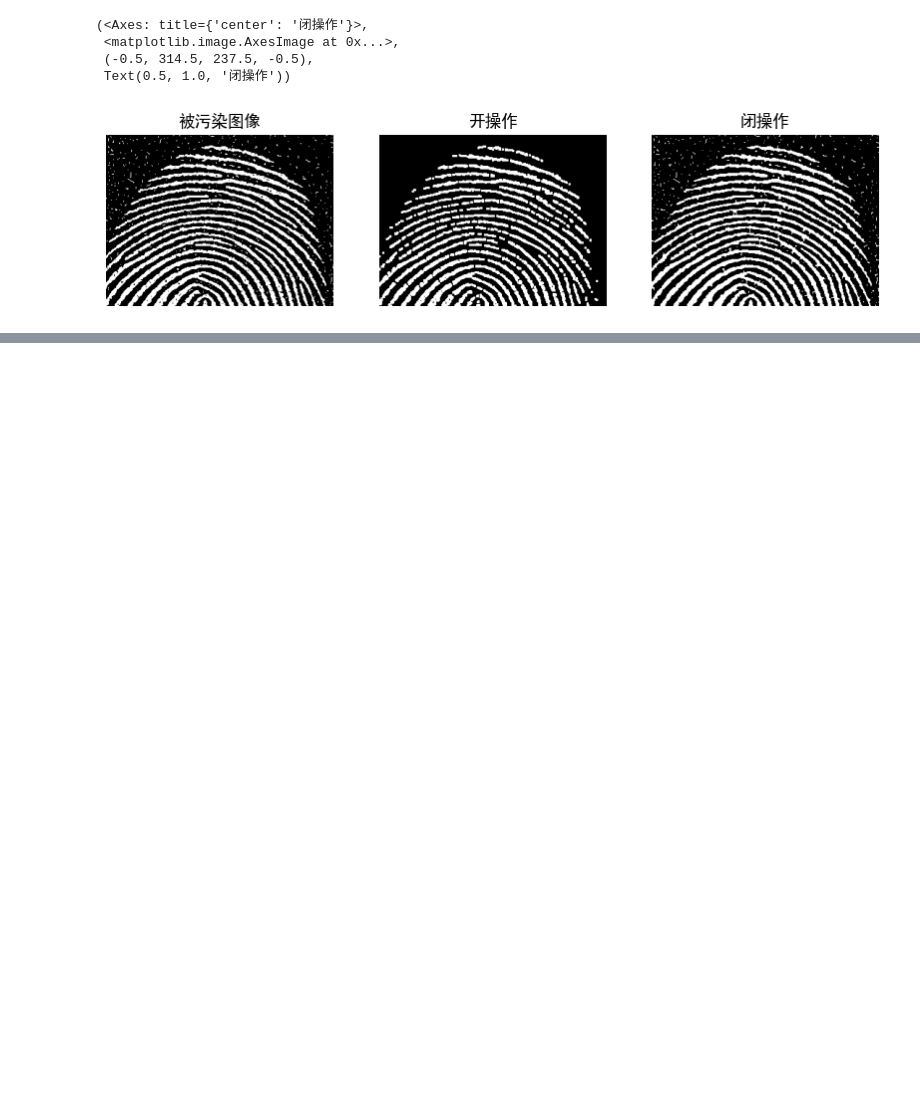
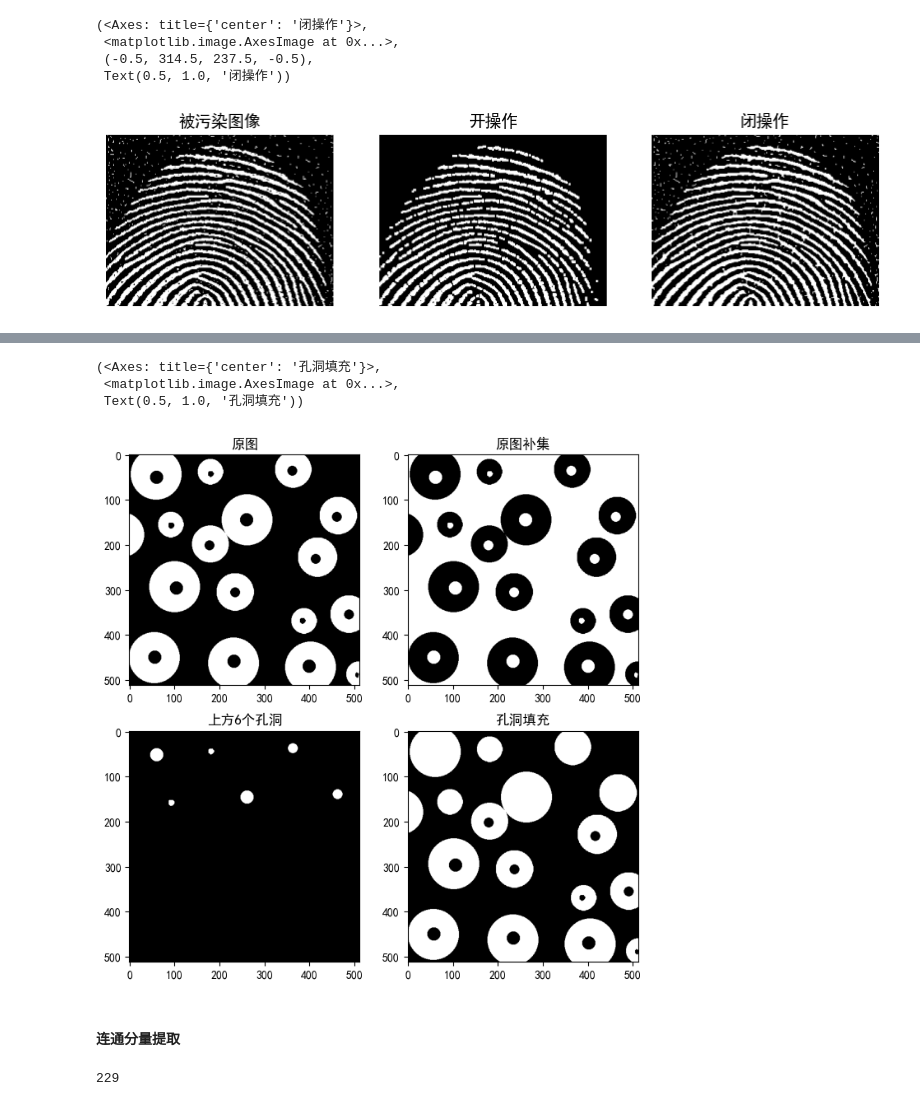
Before and after one commit to chenyuntaot/-, a Jupyter notebook: chapter9.ipynb, the cells around one changed output, grey strips where cells are left out. Drawn from its saved outputs; the diff is of its cells as text; code cells hidden in the pictures; blank space fills up the shorter version.

```diff
--- a/chapter9.ipynb
+++ b/chapter9.ipynb
@@ -81,0 +112,45 @@ plt.subplot(133),plt.imshow(result2,'gray'),plt.axis('off'),plt.title('闭操作
+# %%
+'''孔洞填充'''
+img= cv2.imread(r"C:\Users\23282\Desktop\PYL\DIP\imageset\washers.tif",0)
+
+def blank_fill(img,start_coordination):
+    """
+    img:待填充图像
+    start_coordination:填充起点"""
+    kernel = cv2.getStructuringElement(cv2.MORPH_RECT,(9,9))
+
+    last_temp_img = np.zeros_like(img)    #定一个空白的且形状和原图相等的“黑”图（该图的所有像素值均为0）
+    last_temp_img[start_coordination] = 1   #找出孔洞填充的起始点，并将该点标为1（即此时该图中仅有一个点的像素值为1，其余的点为0）
+    current_temp_img = cv2.dilate(last_temp_img,kernel)  #膨胀
+    while (current_temp_img != last_temp_img).any():     #一直迭代，直到Xk与Xk-1相同
+        last_temp_img = current_temp_img
+        current_temp_img = cv2.dilate(current_temp_img,kernel)
+
+        current_temp_img = np.logical_and(current_temp_img == 1,
+                                          current_temp_img == (1 - img)).astype(float)  #膨胀结果与待填充图像的补集相交
+
+    return current_temp_img
+
+ret,img = cv2.threshold(img, 127, 1, cv2.THRESH_BINARY)
+img1 = 1 - img  #原图补集
+bf = blank_fill(img,(55,54))
+bf1 = blank_fill(img,(45,175))
+bf2 = blank_fill(img,(140,460))
+bf3 = blank_fill(img,(160,90))
+bf4 = blank_fill(img,(45,360))
+bf5 = blank_fill(img,(150,260))
+bf = bf + bf1 +bf2+bf3+bf4+bf5
+result = np.logical_or(bf,img)  #与原图进行 逻辑或 操作
+# %%
+plt.figure(figsize=(8,8))
+plt.subplot(221),plt.imshow(img,'gray'),plt.title('原图')
+plt.subplot(222),plt.imshow(img1,'gray'),plt.title('原图补集')
+plt.subplot(223),plt.imshow(bf,'gray'),plt.title('上方6个孔洞')
+plt.subplot(224),plt.imshow(result,'gray'),plt.title('孔洞填充')
+# %% [output]
+(<Axes: title={'center': '孔洞填充'}>,
+ <matplotlib.image.AxesImage at 0x...>,
+ Text(0.5, 1.0, '孔洞填充'))
+[figure, added]
+# %% [markdown]
+#### 连通分量提取
@@ -81,0 +174,9 @@ plt.subplot(133),plt.imshow(result2,'gray'),plt.axis('off'),plt.title('闭操作
+# %%
+img = cv2.imread(r"C:\Users\23282\Desktop\PYL\DIP\imageset\chickenfilet-with-bones.tif",0)
+print(img[100,350])
+# cv2.threshold()
+ret,binary = cv2.threshold(img,200,1, cv2.THRESH_BINARY)
+#采用5*5的结构元提取出其中的一个连通分量
+con = connected_area(binary,(250,350))
+# %% [output]
+229
```
Also changed, not shown: parts of 35 cells of this notebook.
